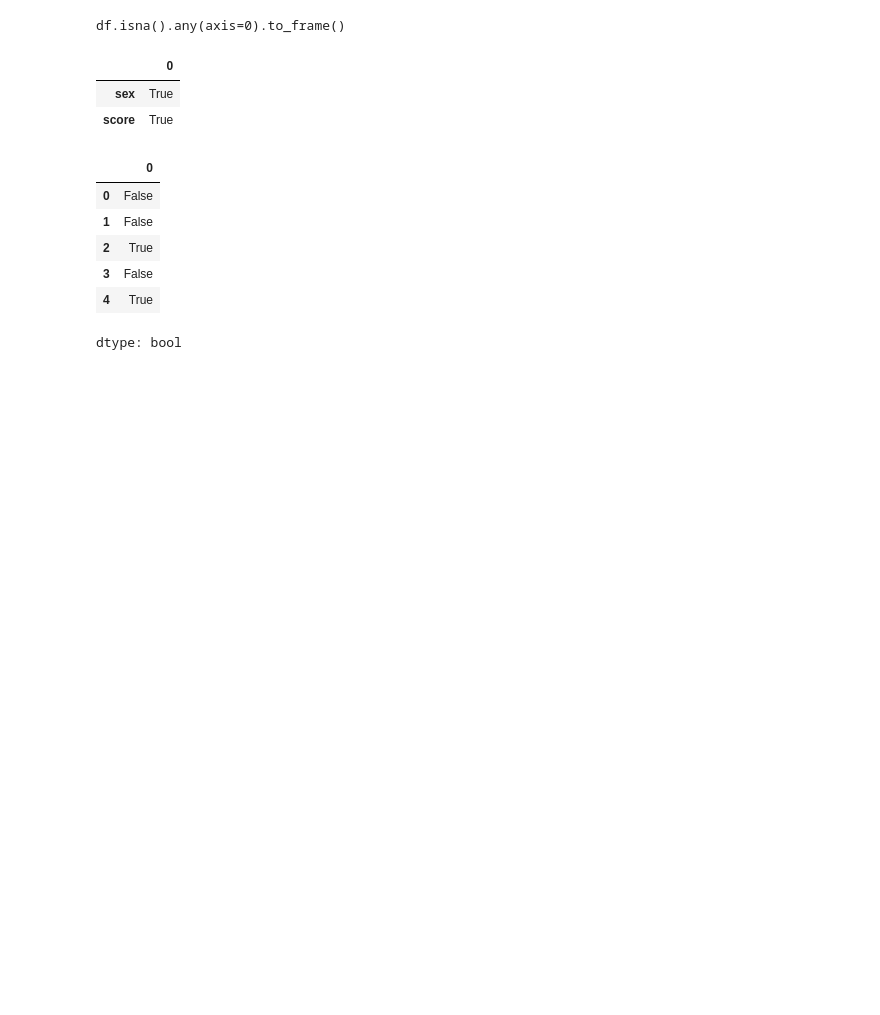
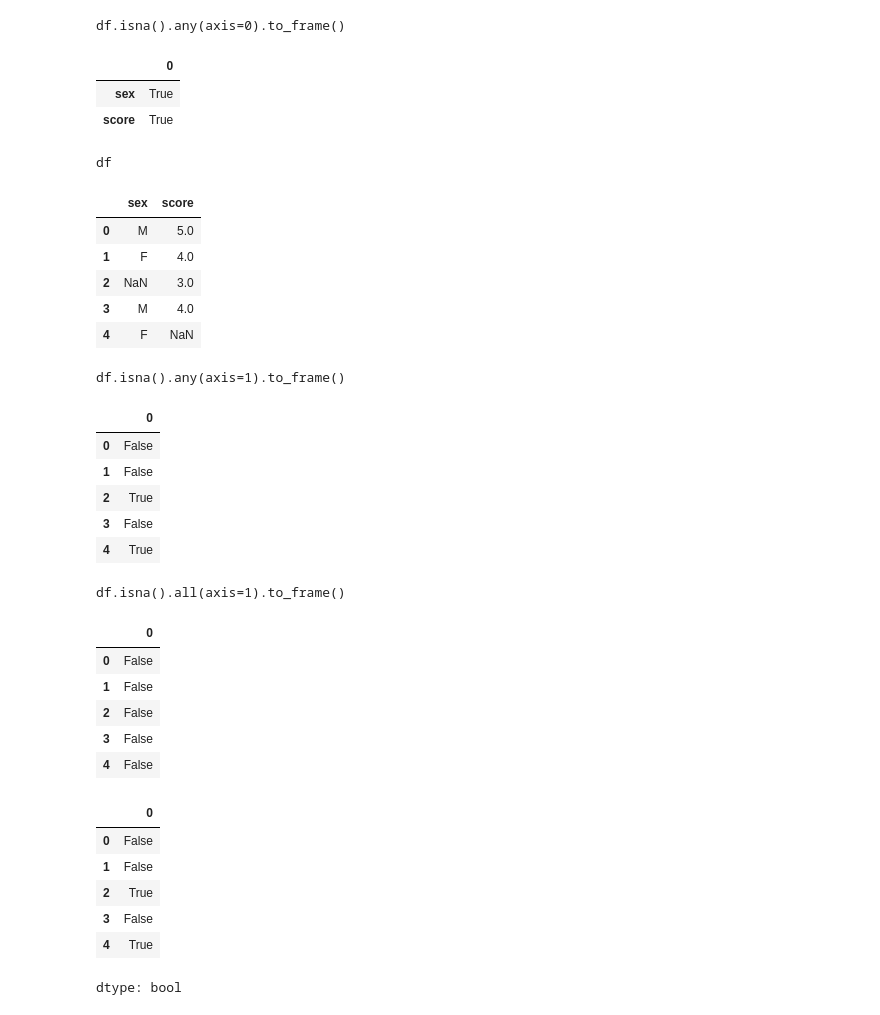
Before and after one commit to 20232497/2026-1-BDA, a Jupyter notebook: code/14w_ch07_missingvalue_outlier.ipynb, the cells around one changed output. Cells and saved outputs as stored; diff of their text form; code cells hidden in the pictures; blank space fills up the shorter version.

```diff
--- a/code/14w_ch07_missingvalue_outlier.ipynb
+++ b/code/14w_ch07_missingvalue_outlier.ipynb
@@ -462,6 +513,30 @@ df.isna().any(axis=0).to_frame()
 |  | 0 |
 | sex | True |
 | score | True |
+# %%
+display_side_by_side( df, df.isna().any(axis=1).to_frame(), df.isna().all(axis=1).to_frame() )
+# %% [output]
+df
+|  | sex | score |
+| 0 | M | 5.0 |
+| 1 | F | 4.0 |
+| 2 | NaN | 3.0 |
+| 3 | M | 4.0 |
+| 4 | F | NaN |
+df.isna().any(axis=1).to_frame()
+|  | 0 |
+| 0 | False |
+| 1 | False |
+| 2 | True |
+| 3 | False |
+| 4 | True |
+df.isna().all(axis=1).to_frame()
+|  | 0 |
+| 0 | False |
+| 1 | False |
+| 2 | False |
+| 3 | False |
+| 4 | False |
 # %%
 b = df.isna().any(axis=1)
 b
```
Also changed, not shown: parts of 16 cells of this notebook.
